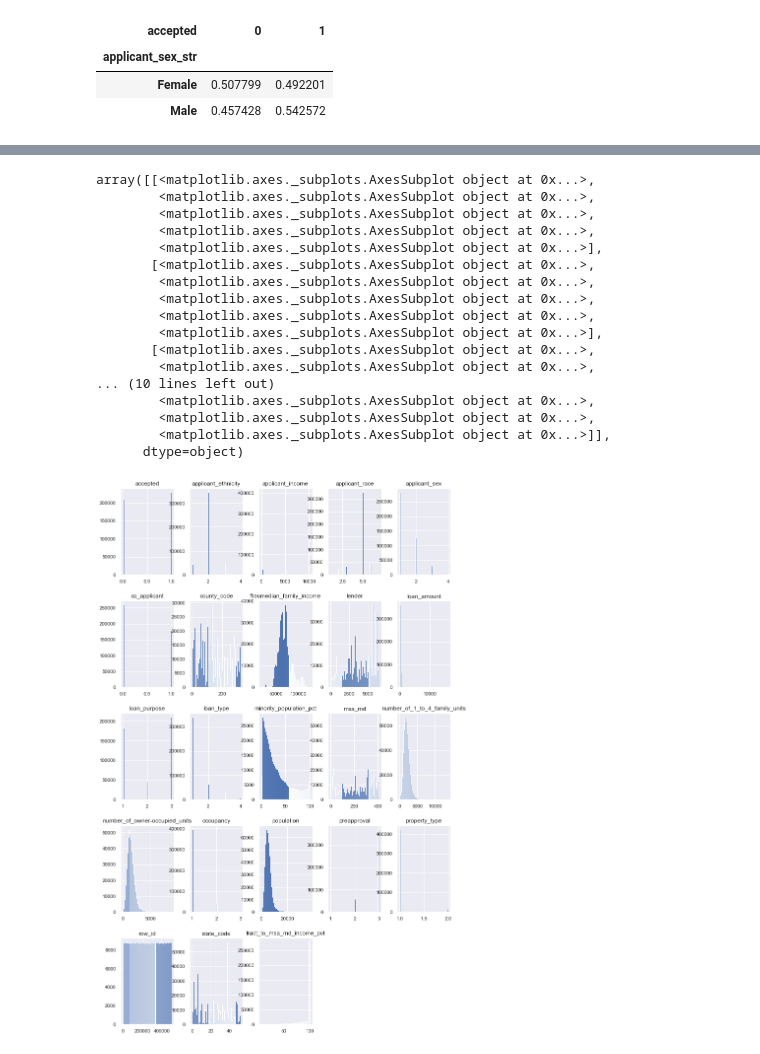
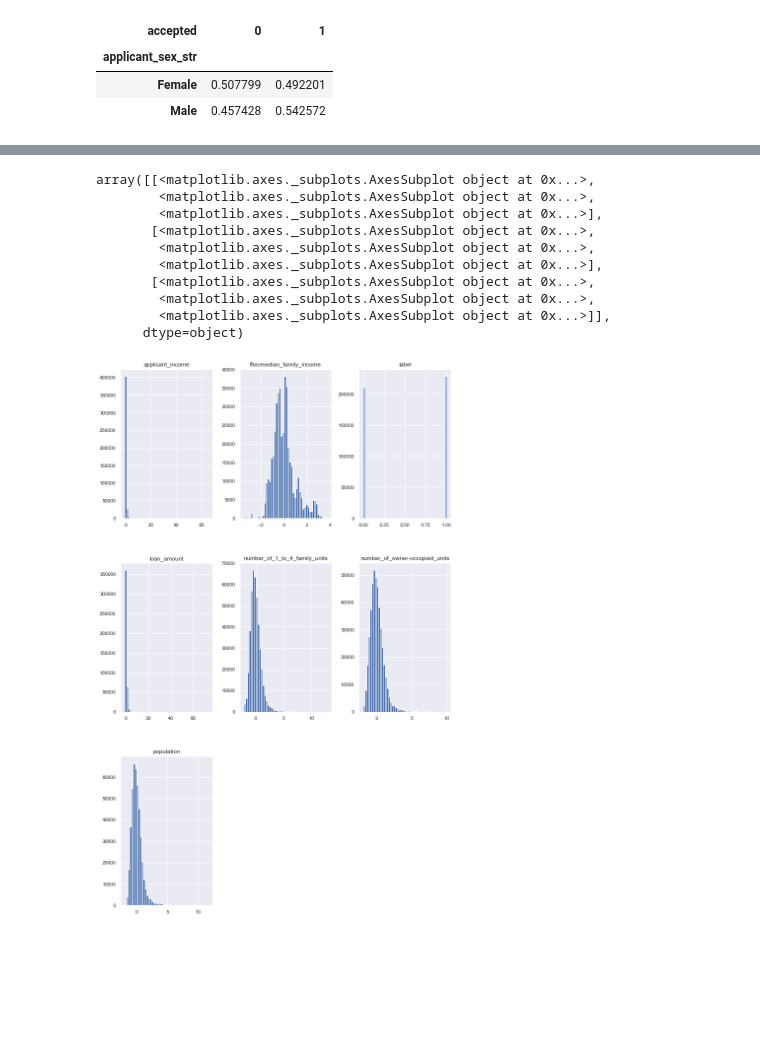
Before and after one commit to benMcChesney/Mortgage-Classifier-Capstone, a Jupyter notebook: exploratory_data_analysis.ipynb, the cells around one changed output, grey strips where cells are left out. Cells and saved outputs as stored; diff of their text form; code cells hidden in the pictures; blank space fills up the shorter version.

Commit message:
Added extra helper functions to utilities.
Exploratory cleaning / export complete - now to train some models!

```diff
--- a/exploratory_data_analysis.ipynb
+++ b/exploratory_data_analysis.ipynb
@@ -12,5 +12,8 @@ train_values = pd.read_csv('./data/train_values.csv')
 train_labels = pd.read_csv('./data/train_labels.csv')
 
 train_df = train_values.merge(train_labels, on='row_id', how='inner')
+
+# drop row_id
+train_df = train_df.drop(columns=['row_id'])
 train_df.head(5)
 # %% [output]
@@ -222,0 +197,18 @@ pd.crosstab(df['loan_purpose_str'],df['accepted'], normalize='index')
+# %%
+# df , label_key, max_fields=10
+# see if there's any significant difference ( +- 5% of 50% ) per category
+
+
+'''
+for col in df.columns:
+    df = pd.crosstab( df[col], df[label_key], normalize='index')
+    #if (len(df) < max_fields):
+    print(df)
+    print('--------------------')
+'''
+
+# see if there's any significant difference ( +- 5% of 50% ) per category
+
+#print('--------------------')
+
+utilities.category_compare_to_classification_label(categorical_df, 'accepted', 10)
@@ -274,0 +305,12 @@ rescaledX = scaler.transform(X)
+# %%
+# normalize! Columns to consider
+numeric_cols =[ 'loan_amount', 'applicant_income', 'population', 'ffiecmedian_family_income',
+               'number_of_owner-occupied_units', 'number_of_1_to_4_family_units']
+
+for col in numeric_cols:
+    utilities.mean_normalize_df_col(df, col)
+
+
+numeric_df = df[numeric_cols]
+numeric_df['label'] = pd.Series( df['accepted'] )
+numeric_df.head(5)
@@ -275,24 +334,16 @@ rescaledX = scaler.transform(X)
 # %%
-
-sns.set()
+# look at the distributions
 num_bins = 50 #int(math.sqrt(len(df)))
-df.hist(figsize=(12,20), bins=num_bins, xlabelsize=10, ylabelsize=10)
+numeric_df.hist(figsize=(12,20), bins=num_bins, xlabelsize=10, ylabelsize=10)
 # %% [output]
 array([[<matplotlib.axes._subplots.AxesSubplot object at 0x...>,
-        <matplotlib.axes._subplots.AxesSubplot object at 0x...>,
-        <matplotlib.axes._subplots.AxesSubplot object at 0x...>,
         <matplotlib.axes._subplots.AxesSubplot object at 0x...>,
         <matplotlib.axes._subplots.AxesSubplot object at 0x...>],
        [<matplotlib.axes._subplots.AxesSubplot object at 0x...>,
         <matplotlib.axes._subplots.AxesSubplot object at 0x...>,
-        <matplotlib.axes._subplots.AxesSubplot object at 0x...>,
-        <matplotlib.axes._subplots.AxesSubplot object at 0x...>,
         <matplotlib.axes._subplots.AxesSubplot object at 0x...>],
        [<matplotlib.axes._subplots.AxesSubplot object at 0x...>,
         <matplotlib.axes._subplots.AxesSubplot object at 0x...>,
-... (10 lines left out)
-        <matplotlib.axes._subplots.AxesSubplot object at 0x...>,
-        <matplotlib.axes._subplots.AxesSubplot object at 0x...>,
         <matplotlib.axes._subplots.AxesSubplot object at 0x...>]],
       dtype=object)
-[figure, old version]
+[figure, new version]
```
Also changed, not shown: parts of 21 cells of this notebook, 1 other file.
